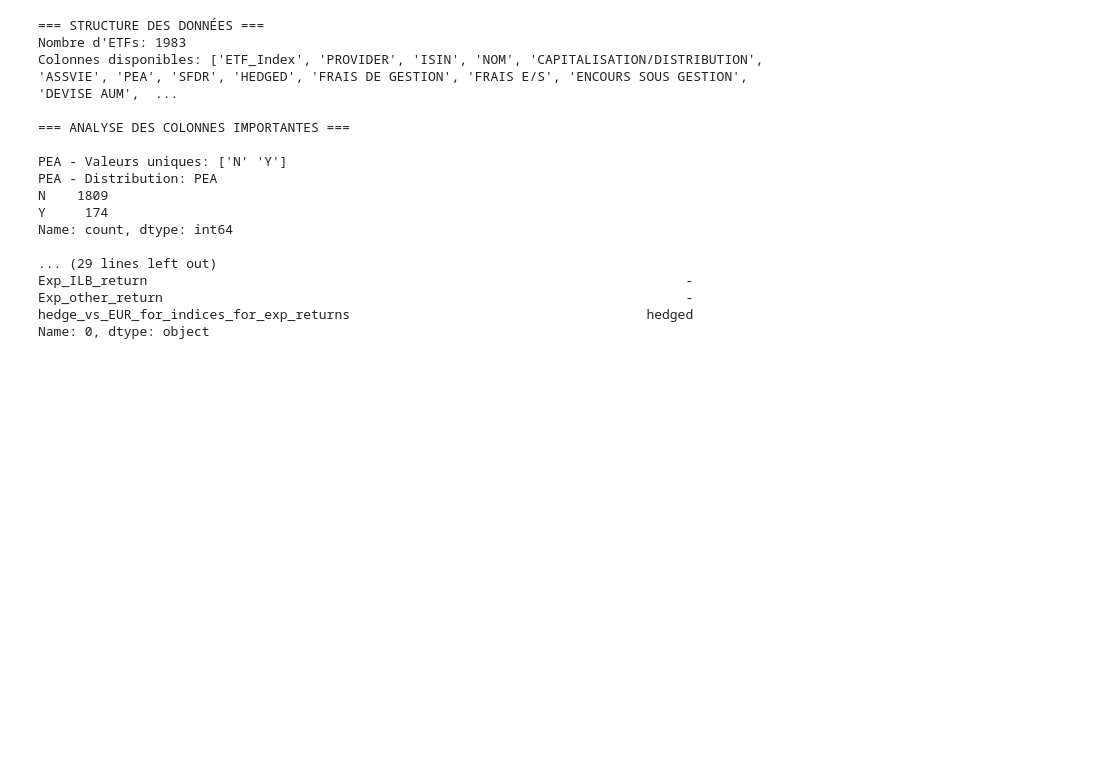
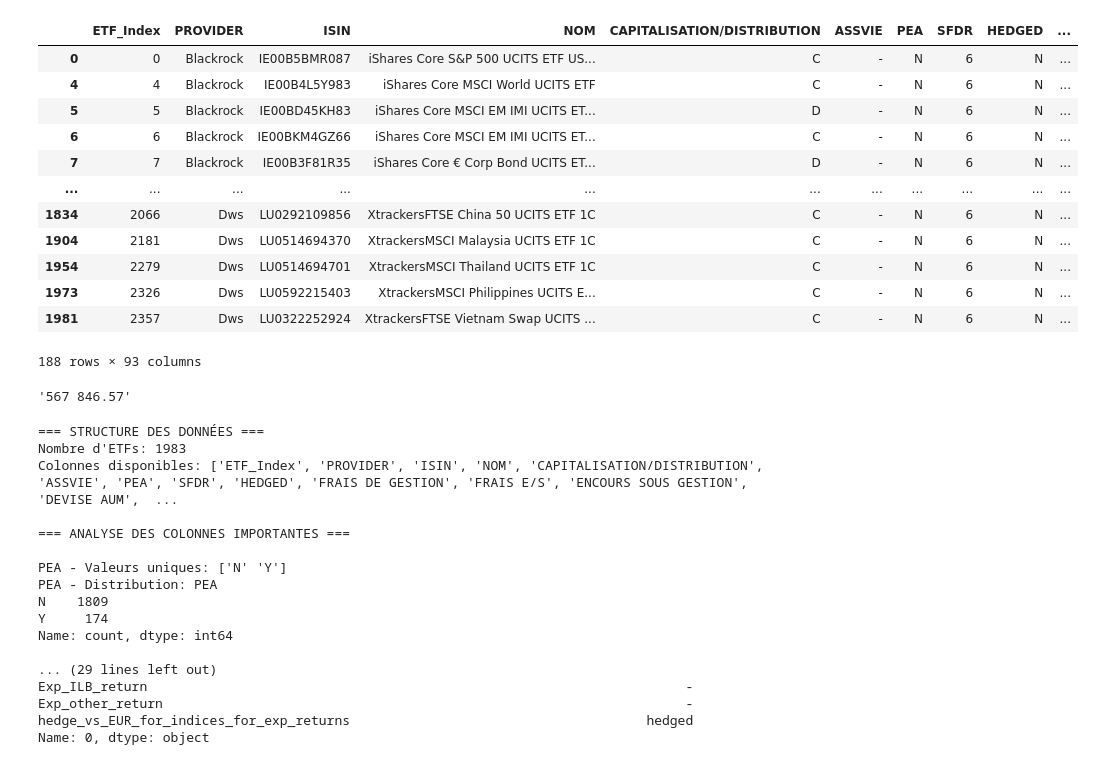
Before and after one commit to MamyRAMA/portfolio_app, a Jupyter notebook: analyse.ipynb, the cells around one changed output. Drawn from its saved outputs; the diff is of its cells as text; code cells hidden in the pictures; blank space fills up the shorter version.

```diff
--- a/analyse.ipynb
+++ b/analyse.ipynb
@@ -3,2 +4,2 @@ import pandas as pd
 # %%
-pd.read_excel('data/etf_base_assets.xlsx')
+etfs = pd.read_excel('data/etf_base_assets.xlsx')
@@ -19,3 +62,23 @@ pd.read_excel('data/etf_base_assets.xlsx')
+# %%
+etfs[etfs['XTB'] == True]
+# %% [output]
+|  | ETF_Index | PROVIDER | ISIN | NOM | CAPITALISATION/DISTRIBUTION | ASSVIE | PEA | SFDR | HEDGED | ... |
+| 0 | 0 | Blackrock | IE00B5BMR087 | iShares Core S&P 500 UCITS ETF US... | C | - | N | 6 | N | ... |
+| 4 | 4 | Blackrock | IE00B4L5Y983 | iShares Core MSCI World UCITS ETF | C | - | N | 6 | N | ... |
+| 5 | 5 | Blackrock | IE00BD45KH83 | iShares Core MSCI EM IMI UCITS ET... | D | - | N | 6 | N | ... |
+| 6 | 6 | Blackrock | IE00BKM4GZ66 | iShares Core MSCI EM IMI UCITS ET... | C | - | N | 6 | N | ... |
+| 7 | 7 | Blackrock | IE00B3F81R35 | iShares Core € Corp Bond UCITS ET... | D | - | N | 6 | N | ... |
+| ... | ... | ... | ... | ... | ... | ... | ... | ... | ... | ... |
+| 1834 | 2066 | Dws | LU0292109856 | XtrackersFTSE China 50 UCITS ETF 1C | C | - | N | 6 | N | ... |
+| 1904 | 2181 | Dws | LU0514694370 | XtrackersMSCI Malaysia UCITS ETF 1C | C | - | N | 6 | N | ... |
+| 1954 | 2279 | Dws | LU0514694701 | XtrackersMSCI Thailand UCITS ETF 1C | C | - | N | 6 | N | ... |
+| 1973 | 2326 | Dws | LU0592215403 | XtrackersMSCI Philippines UCITS E... | C | - | N | 6 | N | ... |
+| 1981 | 2357 | Dws | LU0322252924 | XtrackersFTSE Vietnam Swap UCITS ... | C | - | N | 6 | N | ... |
+188 rows × 93 columns
+# %%
+f"{567846.5678:,.2f}".replace(',', ' ')
+# %% [output]
+'567 846.57'
 # %%
 # Analyser la structure des données pour corriger l'application
 df = pd.read_excel('data/etf_base_assets.xlsx')
```
Also changed, not shown: parts of 6 cells of this notebook, 4 other files.
